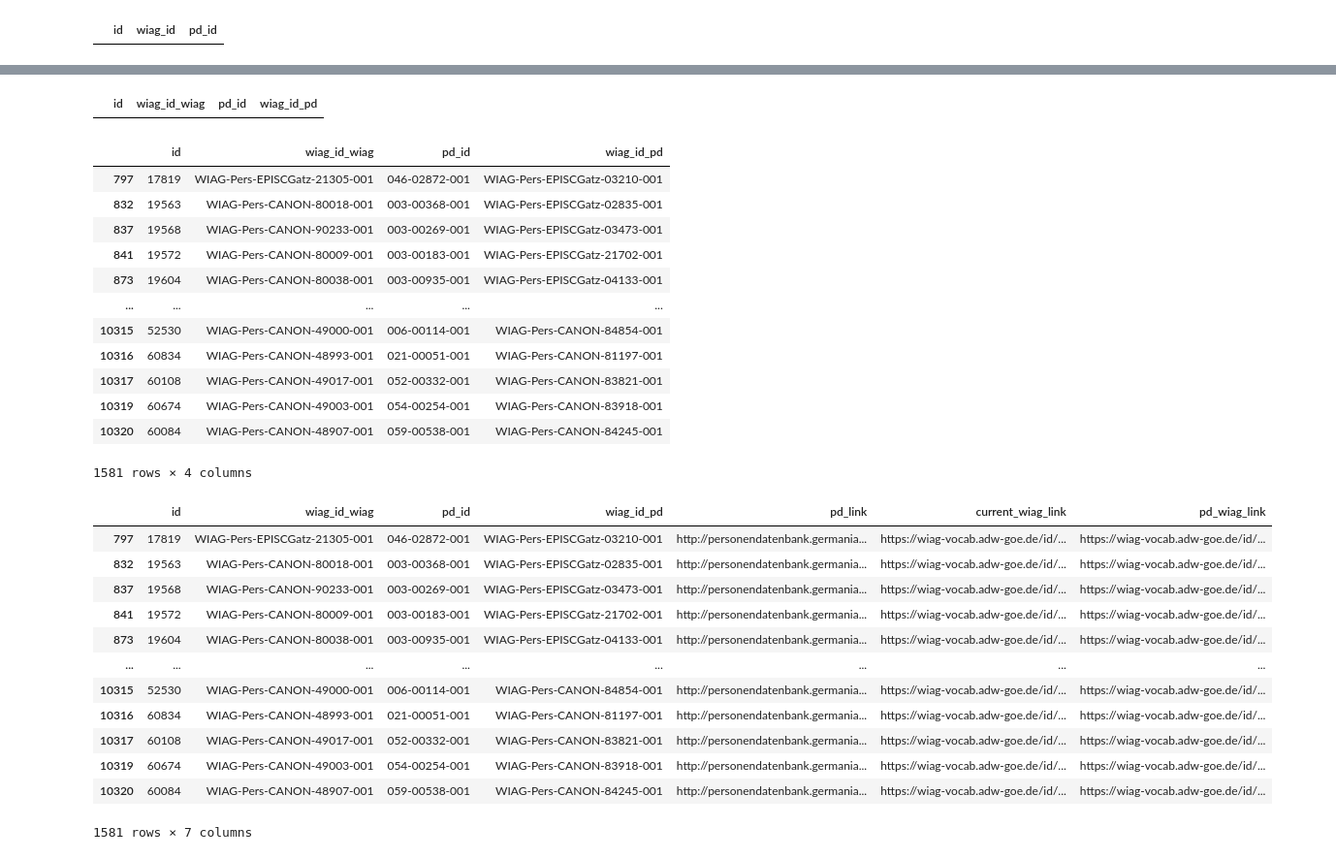
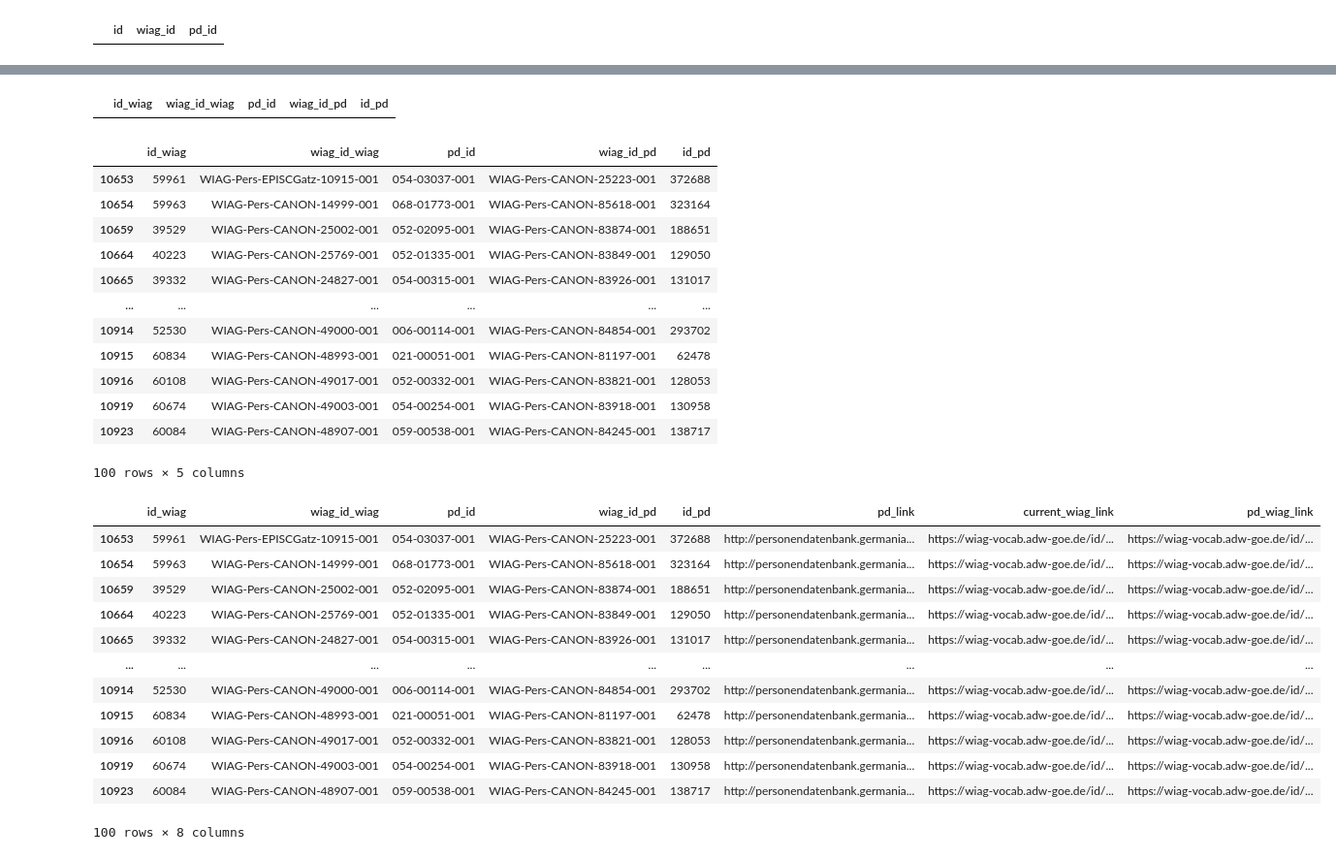
Before and after one commit to WIAG-ADW-GOE/WIAGweb2, a Jupyter notebook: notebooks/pr_recon.ipynb, the cells around one changed output, grey strips where cells are left out. Shown at 97% size. Cells and saved outputs as stored; diff of their text form; code cells hidden in the pictures.

```diff
--- a/notebooks/pr_recon.ipynb
+++ b/notebooks/pr_recon.ipynb
@@ -49,5 +48,6 @@ where i.is_online = 1;
 # %%
-ic_df = pd.read_csv('item_2024-05-21.csv', names=["id", "wiag_id", "pd_id"])
+orig_ic_df = pd.read_csv('item_2024-05-22.csv', names=["id", "wiag_id", "pd_id"])
+ic_df = orig_ic_df
 ic_df
 # %% [output]
 |  | id | wiag_id | pd_id |
@@ -90,0 +78,4 @@ ic_df[ic_df['wiag_id'] == 'WIAG-Pers-CANON-80018-001']
+# %%
+gp_df = ic_df.groupby('pd_id').count()
+duplicate_wiag_gsns = gp_df[gp_df['id'] > 1].index.to_list()
+duplicate_wiag_gsns
@@ -90,0 +84,2 @@ ic_df[ic_df['wiag_id'] == 'WIAG-Pers-CANON-80018-001']
+# %%
+ic_df = ic_df[~ic_df['pd_id'].isin(duplicate_wiag_gsns)]
@@ -102,5 +141,4 @@ GROUP BY persons.wiag
 # %%
-# need to fix the ebene problem
-pr_df = pd.read_csv('pr_2024-05-15_1.csv', names=["wiag_id", "pd_id"])
+pr_df = pd.read_csv('pr_2024-05-22.csv', names=["wiag_id", "id", "pd_id"])
 pr_df
 # %% [output]
@@ -172,43 +214,44 @@ diff_df
 # %%
 unequal_df[unequal_df['wiag_id_wiag'].isna()]
 # %% [output]
-|  | id | wiag_id_wiag | pd_id | wiag_id_pd |
+|  | id_wiag | wiag_id_wiag | pd_id | wiag_id_pd | id_pd |
 # %%
 unequal_df = unequal_df[~unequal_df['wiag_id_wiag'].isna()]
 unequal_df
 # %% [output]
-|  | id | wiag_id_wiag | pd_id | wiag_id_pd |
-| 797 | 17819 | WIAG-Pers-EPISCGatz-21305-001 | 046-02872-001 | WIAG-Pers-EPISCGatz-03210-001 |
-| 832 | 19563 | WIAG-Pers-CANON-80018-001 | 003-00368-001 | WIAG-Pers-EPISCGatz-02835-001 |
-| 837 | 19568 | WIAG-Pers-CANON-90233-001 | 003-00269-001 | WIAG-Pers-EPISCGatz-03473-001 |
-| 841 | 19572 | WIAG-Pers-CANON-80009-001 | 003-00183-001 | WIAG-Pers-EPISCGatz-21702-001 |
-| 873 | 19604 | WIAG-Pers-CANON-80038-001 | 003-00935-001 | WIAG-Pers-EPISCGatz-04133-001 |
-| ... | ... | ... | ... | ... |
-| 10315 | 52530 | WIAG-Pers-CANON-49000-001 | 006-00114-001 | WIAG-Pers-CANON-84854-001 |
-| 10316 | 60834 | WIAG-Pers-CANON-48993-001 | 021-00051-001 | WIAG-Pers-CANON-81197-001 |
-| 10317 | 60108 | WIAG-Pers-CANON-49017-001 | 052-00332-001 | WIAG-Pers-CANON-83821-001 |
-| 10319 | 60674 | WIAG-Pers-CANON-49003-001 | 054-00254-001 | WIAG-Pers-CANON-83918-001 |
-| 10320 | 60084 | WIAG-Pers-CANON-48907-001 | 059-00538-001 | WIAG-Pers-CANON-84245-001 |
+|  | id_wiag | wiag_id_wiag | pd_id | wiag_id_pd | id_pd |
+| 10653 | 59961 | WIAG-Pers-EPISCGatz-10915-001 | 054-03037-001 | WIAG-Pers-CANON-25223-001 | 372688 |
+| 10654 | 59963 | WIAG-Pers-CANON-14999-001 | 068-01773-001 | WIAG-Pers-CANON-85618-001 | 323164 |
+| 10659 | 39529 | WIAG-Pers-CANON-25002-001 | 052-02095-001 | WIAG-Pers-CANON-83874-001 | 188651 |
+| 10664 | 40223 | WIAG-Pers-CANON-25769-001 | 052-01335-001 | WIAG-Pers-CANON-83849-001 | 129050 |
+| 10665 | 39332 | WIAG-Pers-CANON-24827-001 | 054-00315-001 | WIAG-Pers-CANON-83926-001 | 131017 |
+| ... | ... | ... | ... | ... | ... |
+| 10914 | 52530 | WIAG-Pers-CANON-49000-001 | 006-00114-001 | WIAG-Pers-CANON-84854-001 | 293702 |
+| 10915 | 60834 | WIAG-Pers-CANON-48993-001 | 021-00051-001 | WIAG-Pers-CANON-81197-001 | 62478 |
+| 10916 | 60108 | WIAG-Pers-CANON-49017-001 | 052-00332-001 | WIAG-Pers-CANON-83821-001 | 128053 |
+| 10919 | 60674 | WIAG-Pers-CANON-49003-001 | 054-00254-001 | WIAG-Pers-CANON-83918-001 | 130958 |
+| 10923 | 60084 | WIAG-Pers-CANON-48907-001 | 059-00538-001 | WIAG-Pers-CANON-84245-001 | 138717 |
-1581 rows × 4 columns
+100 rows × 5 columns
 # %%
-unequal_df['pd_link'] = unequal_df.apply(lambda row: "http://personendatenbank.germania-sacra.de/index/gsn/" + row["pd_id"], axis = 1)
-unequal_df
-unequal_df['current_wiag_link'] = unequal_df.apply(lambda row: "https://wiag-vocab.adw-goe.de/id/" + row["wiag_id_wiag"], axis = 1)
-unequal_df
-unequal_df['pd_wiag_link'] = unequal_df.apply(lambda row: "https://wiag-vocab.adw-goe.de/id/" + row["wiag_id_pd"], axis = 1)
-unequal_df
+links_df = unequal_df.copy()
+links_df['pd_link'] = links_df.apply(lambda row: "http://personendatenbank.germania-sacra.de/index/gsn/" + row["pd_id"], axis = 1)
+links_df
+links_df['current_wiag_link'] = links_df.apply(lambda row: "https://wiag-vocab.adw-goe.de/id/" + row["wiag_id_wiag"], axis = 1)
+links_df
+links_df['pd_wiag_link'] = links_df.apply(lambda row: "https://wiag-vocab.adw-goe.de/id/" + row["wiag_id_pd"], axis = 1)
+links_df
 # %% [output]
-|  | id | wiag_id_wiag | pd_id | wiag_id_pd | pd_link | current_wiag_link | pd_wiag_link |
-| 797 | 17819 | WIAG-Pers-EPISCGatz-21305-001 | 046-02872-001 | WIAG-Pers-EPISCGatz-03210-001 | http://personendatenbank.germania... | https://wiag-vocab.adw-goe.de/id/... | https://wiag-vocab.adw-goe.de/id/... |
-| 832 | 19563 | WIAG-Pers-CANON-80018-001 | 003-00368-001 | WIAG-Pers-EPISCGatz-02835-001 | http://personendatenbank.germania... | https://wiag-vocab.adw-goe.de/id/... | https://wiag-vocab.adw-goe.de/id/... |
-| 837 | 19568 | WIAG-Pers-CANON-90233-001 | 003-00269-001 | WIAG-Pers-EPISCGatz-03473-001 | http://personendatenbank.germania... | https://wiag-vocab.adw-goe.de/id/... | https://wiag-vocab.adw-goe.de/id/... |
-| 841 | 19572 | WIAG-Pers-CANON-80009-001 | 003-00183-001 | WIAG-Pers-EPISCGatz-21702-001 | http://personendatenbank.germania... | https://wiag-vocab.adw-goe.de/id/... | https://wiag-vocab.adw-goe.de/id/... |
-| 873 | 19604 | WIAG-Pers-CANON-80038-001 | 003-00935-001 | WIAG-Pers-EPISCGatz-04133-001 | http://personendatenbank.germania... | https://wiag-vocab.adw-goe.de/id/... | https://wiag-vocab.adw-goe.de/id/... |
-| ... | ... | ... | ... | ... | ... | ... | ... |
-| 10315 | 52530 | WIAG-Pers-CANON-49000-001 | 006-00114-001 | WIAG-Pers-CANON-84854-001 | http://personendatenbank.germania... | https://wiag-vocab.adw-goe.de/id/... | https://wiag-vocab.adw-goe.de/id/... |
-| 10316 | 60834 | WIAG-Pers-CANON-48993-001 | 021-00051-001 | WIAG-Pers-CANON-81197-001 | http://personendatenbank.germania... | https://wiag-vocab.adw-goe.de/id/... | https://wiag-vocab.adw-goe.de/id/... |
-| 10317 | 60108 | WIAG-Pers-CANON-49017-001 | 052-00332-001 | WIAG-Pers-CANON-83821-001 | http://personendatenbank.germania... | https://wiag-vocab.adw-goe.de/id/... | https://wiag-vocab.adw-goe.de/id/... |
-| 10319 | 60674 | WIAG-Pers-CANON-49003-001 | 054-00254-001 | WIAG-Pers-CANON-83918-001 | http://personendatenbank.germania... | https://wiag-vocab.adw-goe.de/id/... | https://wiag-vocab.adw-goe.de/id/... |
-| 10320 | 60084 | WIAG-Pers-CANON-48907-001 | 059-00538-001 | WIAG-Pers-CANON-84245-001 | http://personendatenbank.germania... | https://wiag-vocab.adw-goe.de/id/... | https://wiag-vocab.adw-goe.de/id/... |
+|  | id_wiag | wiag_id_wiag | pd_id | wiag_id_pd | id_pd | pd_link | current_wiag_link | pd_wiag_link |
+| 10653 | 59961 | WIAG-Pers-EPISCGatz-10915-001 | 054-03037-001 | WIAG-Pers-CANON-25223-001 | 372688 | http://personendatenbank.germania... | https://wiag-vocab.adw-goe.de/id/... | https://wiag-vocab.adw-goe.de/id/... |
+| 10654 | 59963 | WIAG-Pers-CANON-14999-001 | 068-01773-001 | WIAG-Pers-CANON-85618-001 | 323164 | http://personendatenbank.germania... | https://wiag-vocab.adw-goe.de/id/... | https://wiag-vocab.adw-goe.de/id/... |
+| 10659 | 39529 | WIAG-Pers-CANON-25002-001 | 052-02095-001 | WIAG-Pers-CANON-83874-001 | 188651 | http://personendatenbank.germania... | https://wiag-vocab.adw-goe.de/id/... | https://wiag-vocab.adw-goe.de/id/... |
+| 10664 | 40223 | WIAG-Pers-CANON-25769-001 | 052-01335-001 | WIAG-Pers-CANON-83849-001 | 129050 | http://personendatenbank.germania... | https://wiag-vocab.adw-goe.de/id/... | https://wiag-vocab.adw-goe.de/id/... |
+| 10665 | 39332 | WIAG-Pers-CANON-24827-001 | 054-00315-001 | WIAG-Pers-CANON-83926-001 | 131017 | http://personendatenbank.germania... | https://wiag-vocab.adw-goe.de/id/... | https://wiag-vocab.adw-goe.de/id/... |
+| ... | ... | ... | ... | ... | ... | ... | ... | ... |
+| 10914 | 52530 | WIAG-Pers-CANON-49000-001 | 006-00114-001 | WIAG-Pers-CANON-84854-001 | 293702 | http://personendatenbank.germania... | https://wiag-vocab.adw-goe.de/id/... | https://wiag-vocab.adw-goe.de/id/... |
+| 10915 | 60834 | WIAG-Pers-CANON-48993-001 | 021-00051-001 | WIAG-Pers-CANON-81197-001 | 62478 | http://personendatenbank.germania... | https://wiag-vocab.adw-goe.de/id/... | https://wiag-vocab.adw-goe.de/id/... |
+| 10916 | 60108 | WIAG-Pers-CANON-49017-001 | 052-00332-001 | WIAG-Pers-CANON-83821-001 | 128053 | http://personendatenbank.germania... | https://wiag-vocab.adw-goe.de/id/... | https://wiag-vocab.adw-goe.de/id/... |
+| 10919 | 60674 | WIAG-Pers-CANON-49003-001 | 054-00254-001 | WIAG-Pers-CANON-83918-001 | 130958 | http://personendatenbank.germania... | https://wiag-vocab.adw-goe.de/id/... | https://wiag-vocab.adw-goe.de/id/... |
+| 10923 | 60084 | WIAG-Pers-CANON-48907-001 | 059-00538-001 | WIAG-Pers-CANON-84245-001 | 138717 | http://personendatenbank.germania... | https://wiag-vocab.adw-goe.de/id/... | https://wiag-vocab.adw-goe.de/id/... |
-1581 rows × 7 columns
+100 rows × 8 columns
 # %%
```
Also changed, not shown: parts of 33 cells of this notebook.
